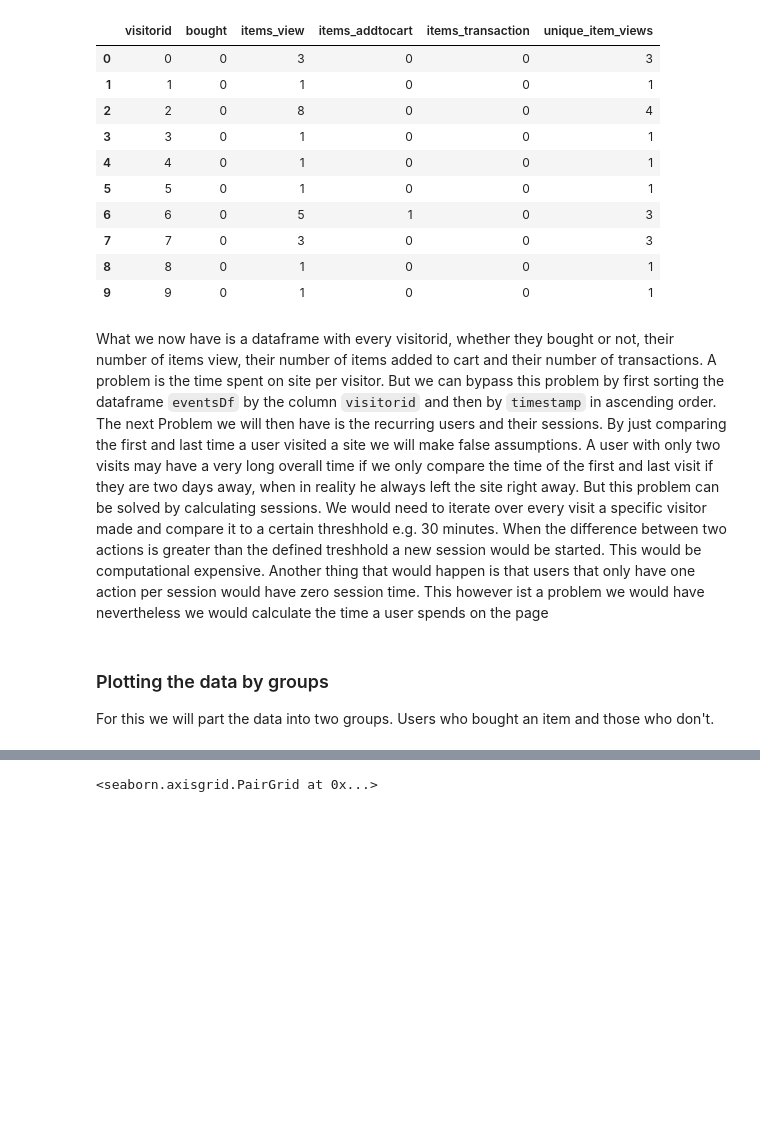
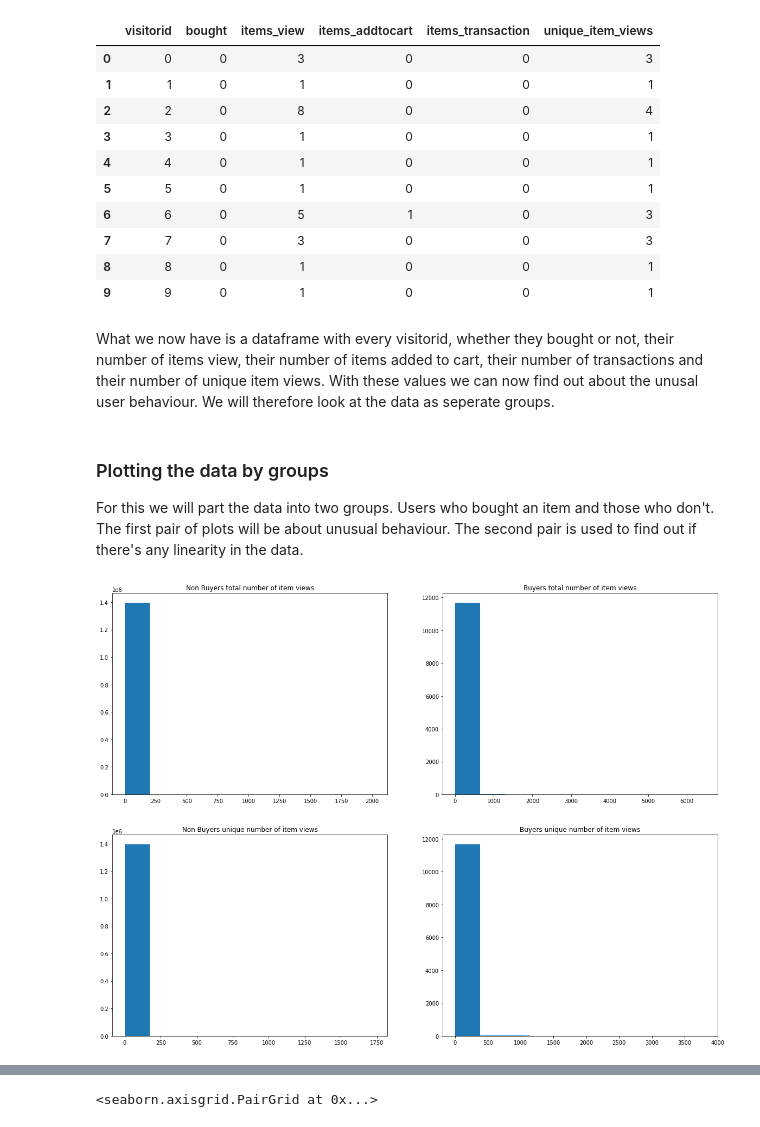
Before and after one commit to tinomerl/ecommerce-recommendation, a Jupyter notebook: ecommerce-user-behaviour.ipynb, the cells around one changed output, grey strips where cells are left out. Saved outputs shown, nothing was run; the diff lists cells and outputs as text; code cells hidden in the pictures; blank space fills up the shorter version.

```diff
--- a/ecommerce-user-behaviour.ipynb
+++ b/ecommerce-user-behaviour.ipynb
@@ -366,13 +378,7 @@ procEventsDf["bought"].fillna(0, inplace=True)
 procEventsDf = pd.get_dummies(procEventsDf, columns=["event"], prefix="items")
 procEventsDf = (
     procEventsDf[
-        [
-            "visitorid",
-            "bought",
-            "items_view",
-            "items_addtocart",
-            "items_transaction"
-        ]
+        ["visitorid", "bought", "items_view", "items_addtocart", "items_transaction"]
     ]
     .groupby(["visitorid", "bought"], as_index=False)
     .sum()
@@ -407,8 +413,23 @@ procEventsDf.head(10)
 | 7 | 7 | 0 | 3 | 0 | 0 | 3 |
 | 8 | 8 | 0 | 1 | 0 | 0 | 1 |
 | 9 | 9 | 0 | 1 | 0 | 0 | 1 |
-# %% [markdown]
-What we now have is a dataframe with every visitorid, whether they bought or not, their number of items view, their number of items added to cart and their number of transactions. A problem is the time spent on site per visitor. But we can bypass this problem by first sorting the dataframe `eventsDf` by the column `visitorid` and then by `timestamp` in ascending order. The next Problem we will then have is the recurring users and their sessions. By just comparing the first and last time a user visited a site we will make false assumptions. A user with only two visits may have a very long overall time if we only compare the time of the first and last visit if they are two days away, when in reality he always left the site right away. But this problem can be solved by calculating sessions. We would need to iterate over every visit a specific visitor made and compare it to a certain threshhold e.g. 30 minutes. When the difference between two actions is greater than the defined treshhold a new session would be started. This would be computational expensive. Another thing that would happen is that users that only have one action per session would have zero session time. This however ist a problem we would have nevertheless we would calculate the time a user spends on the page
+# %% [markdown]
+What we now have is a dataframe with every visitorid, whether they bought or not, their number of items view, their number of items added to cart, their number of transactions and their number of unique item views. With these values we can now find out about the unusal user behaviour. We will therefore look at the data as seperate groups.
 # %% [markdown]
 ### Plotting the data by groups<a class="anchor" id="plt_grps"></a>
-For this we will part the data into two groups. Users who bought an item and those who don't.
+For this we will part the data into two groups. Users who bought an item and those who don't. The first pair of plots will be about unusual behaviour. The second pair is used to find out if there's any linearity in the data.
+# %%
+fig, ax = plt.subplots(ncols=2, nrows=2, figsize=(20, 15))
+
+ax[0, 0].hist(procEventsDf[procEventsDf["bought"] == 0]["items_view"])
+ax[0, 0].set_title("Non Buyers total number of item views")
+ax[0, 1].hist(procEventsDf[procEventsDf["bought"] == 1]["items_view"])
+ax[0, 1].set_title("Buyers total number of item views")
+ax[1, 0].hist(procEventsDf[procEventsDf["bought"] == 0]["unique_item_views"])
+ax[1, 0].set_title("Non Buyers unique number of item views")
+ax[1, 1].hist(procEventsDf[procEventsDf["bought"] == 1]["unique_item_views"])
+ax[1, 1].set_title("Buyers unique number of item views")
+
+plt.draw()
+# %% [output]
+[figure, added]
```
Also changed, not shown: parts of 16 cells of this notebook.
